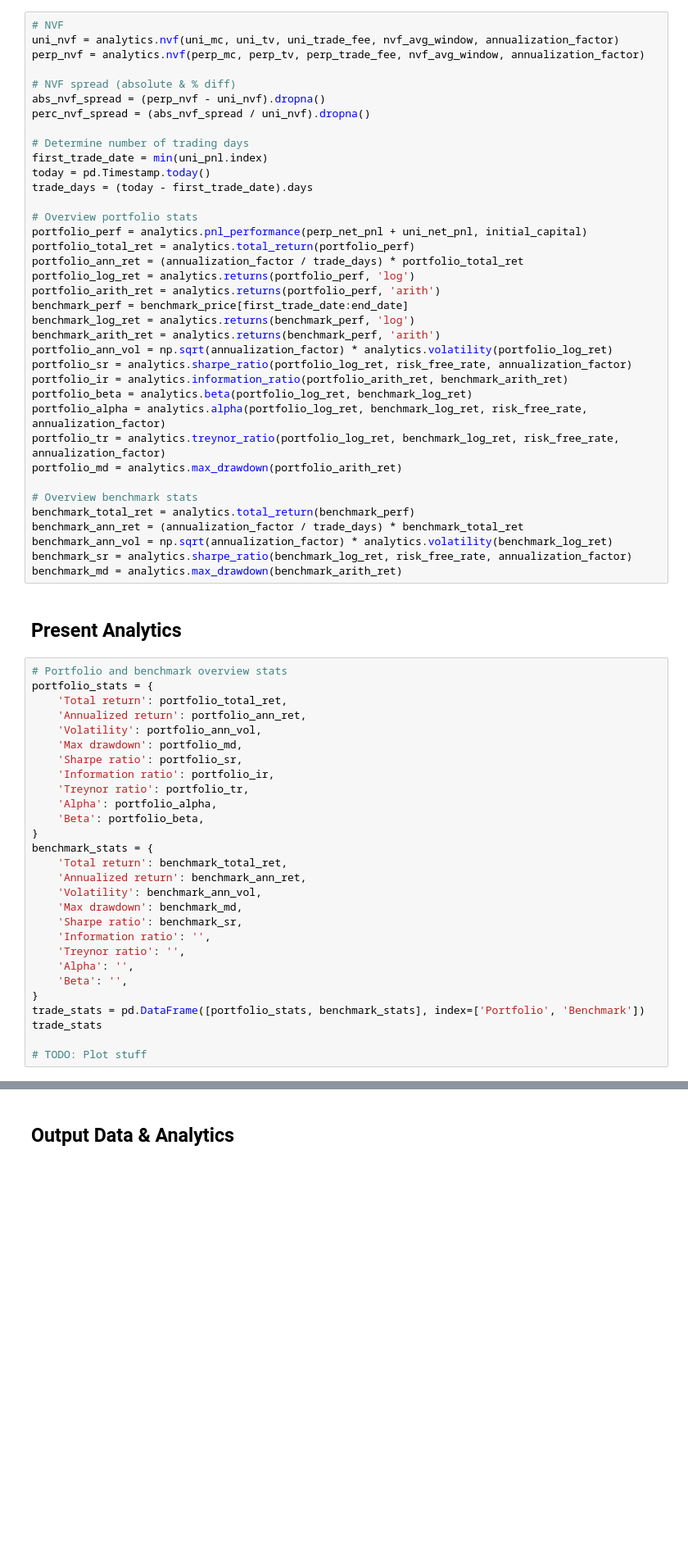
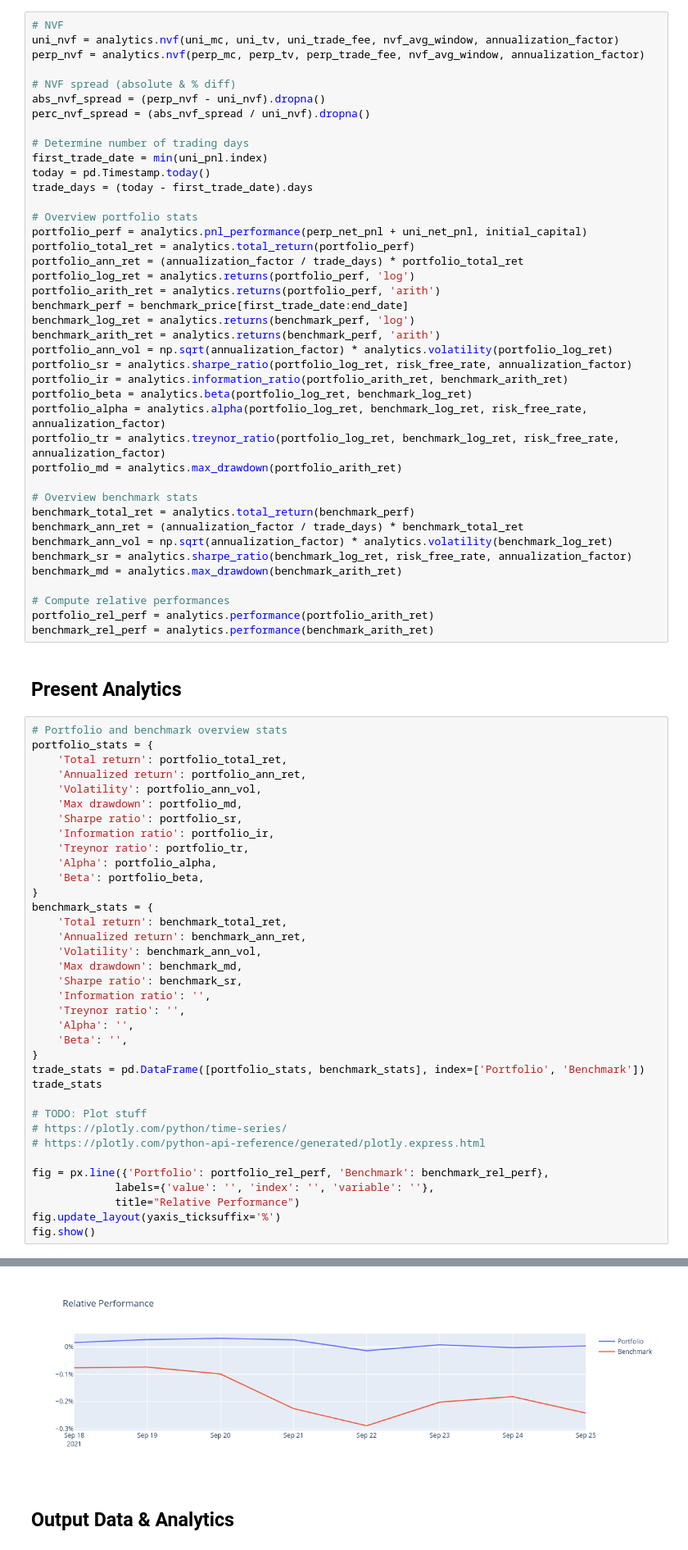
Before and after one commit to grantathon/crypto_research, a Jupyter notebook: perp_uni_nvf_spread.ipynb, the cells around one changed output, grey strips where cells are left out. Shown at 82% size. Saved outputs shown, nothing was run; the diff lists cells and outputs as text; blank space fills up the shorter version.

Commit message:
Started using plotly in notebook

```diff
--- a/perp_uni_nvf_spread.ipynb
+++ b/perp_uni_nvf_spread.ipynb
@@ -133,6 +156,10 @@ benchmark_ann_ret = (annualization_factor / trade_days) * benchmark_total_ret
 benchmark_ann_vol = np.sqrt(annualization_factor) * analytics.volatility(benchmark_log_ret)
 benchmark_sr = analytics.sharpe_ratio(benchmark_log_ret, risk_free_rate, annualization_factor)
 benchmark_md = analytics.max_drawdown(benchmark_arith_ret)
+
+# Compute relative performances
+portfolio_rel_perf = analytics.performance(portfolio_arith_ret)
+benchmark_rel_perf = analytics.performance(benchmark_arith_ret)
 # %% [markdown]
 ## Present Analytics
 # %%
@@ -163,4 +190,12 @@ trade_stats = pd.DataFrame([portfolio_stats, benchmark_stats], index=['Portfolio
 trade_stats
 
 # TODO: Plot stuff
+# https://plotly.com/python/time-series/
+# https://plotly.com/python-api-reference/generated/plotly.express.html
+
+fig = px.line({'Portfolio': portfolio_rel_perf, 'Benchmark': benchmark_rel_perf},
+             labels={'value': '', 'index': '', 'variable': ''},
+             title="Relative Performance")
+fig.update_layout(yaxis_ticksuffix='%')
+fig.show()
 # %% [output]
@@ -170,2 +202,3 @@ trade_stats
+[figure, added]
 # %% [markdown]
 ## Output Data & Analytics
```
Also changed, not shown: parts of 4 cells of this notebook, 2 other files.
